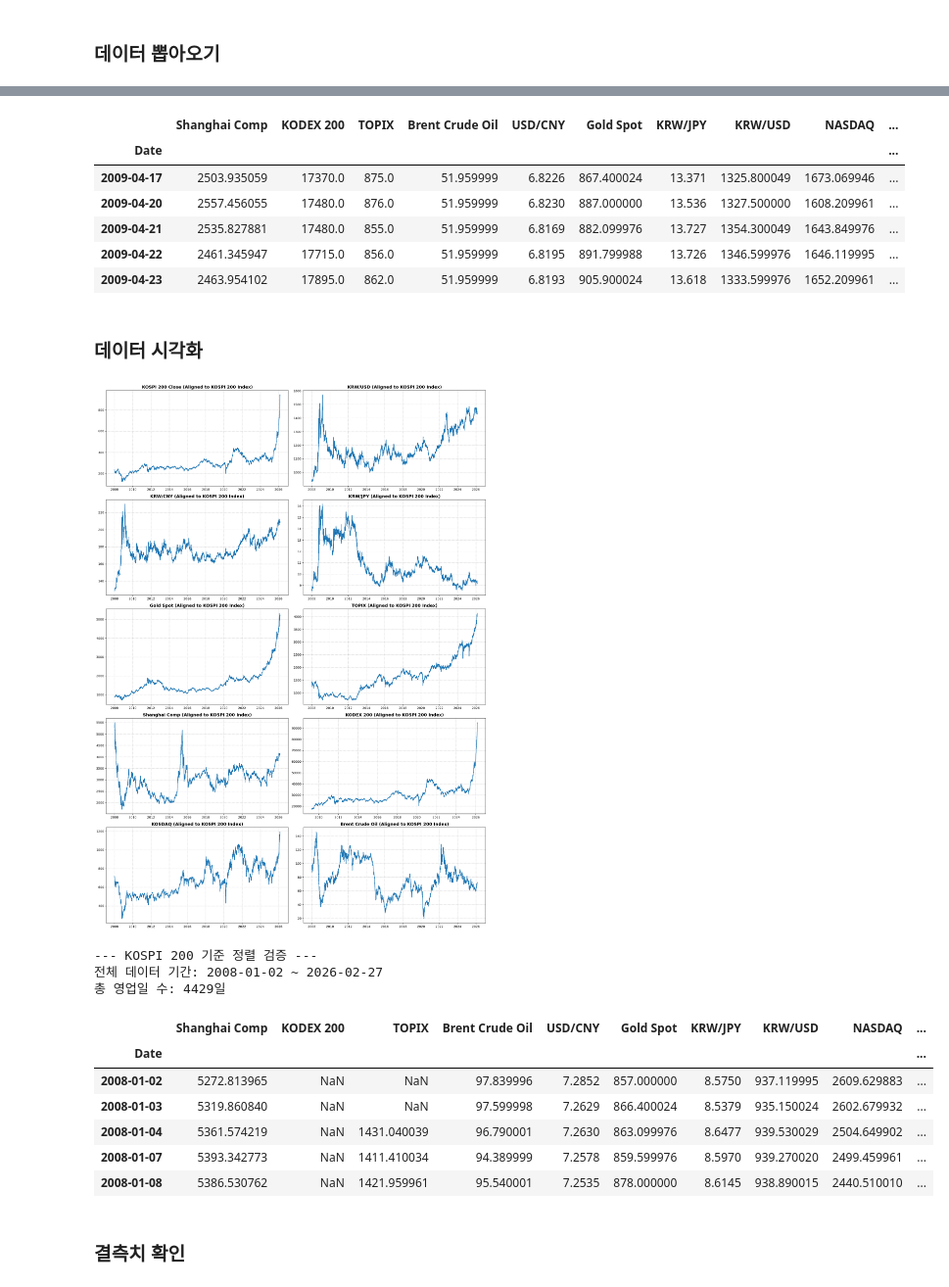
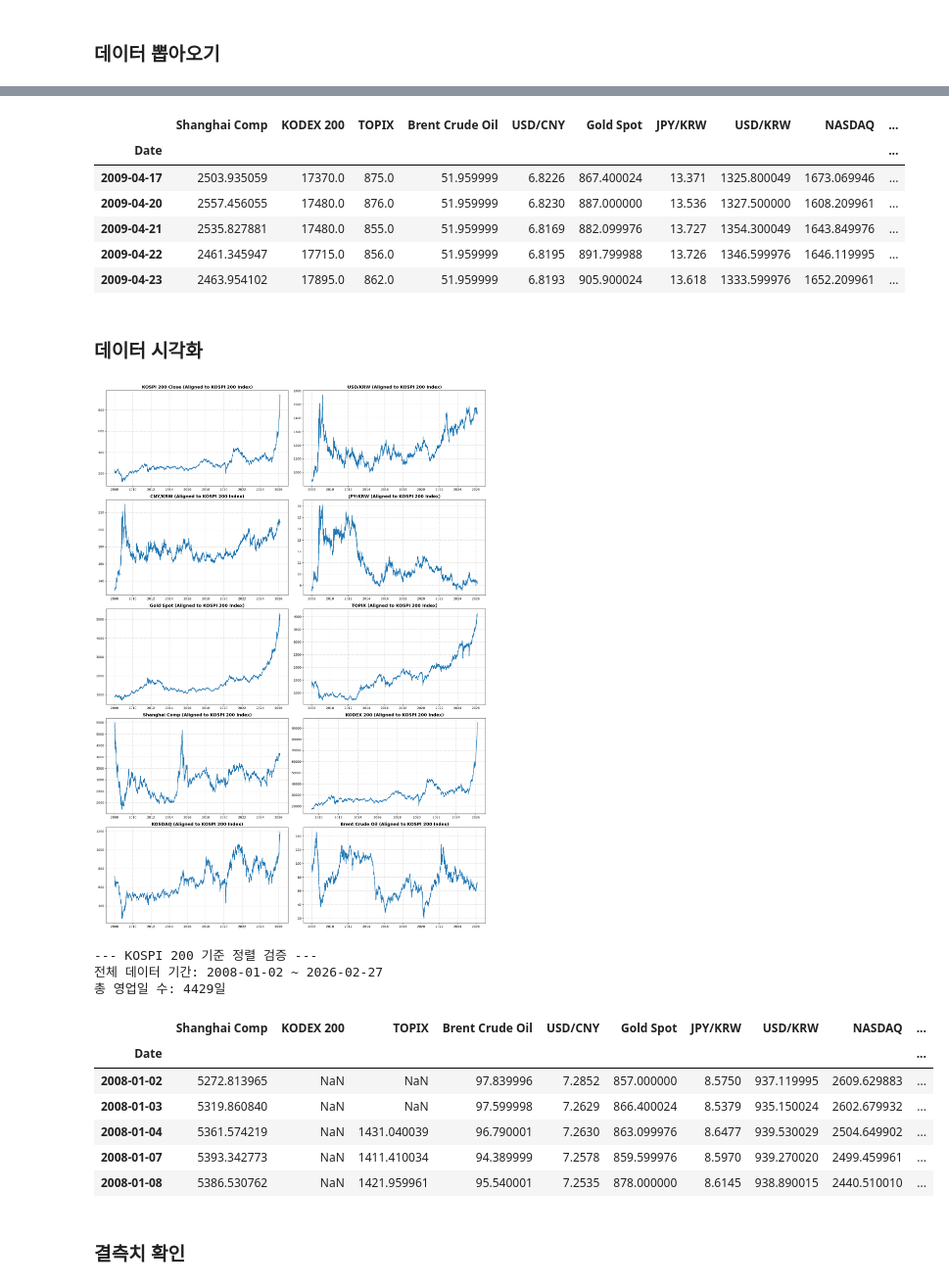
Before and after one commit to Dooman-cloud/TS-RL---, a Jupyter notebook: notebooks/sharing/01.data_collection.ipynb, the cells around one changed output, grey strips where cells are left out. Shown at 98% size. Drawn from its saved outputs; the diff is of its cells as text; code cells hidden in the pictures.

```diff
--- a/notebooks/sharing/01.data_collection.ipynb
+++ b/notebooks/sharing/01.data_collection.ipynb
@@ -12,9 +10,9 @@ import matplotlib.pyplot as plt
 # =========================================
 tickers = {
     'KOSPI 200': '^KS200',          # 기준 자산
-    'KRW/USD': 'KRW=X',
+    'USD/KRW': 'KRW=X',
     'USD/CNY': 'CNY=X',
-    'KRW/JPY': 'JPYKRW=X',
+    'JPY/KRW': 'JPYKRW=X',
     'Gold Spot': 'GC=F',
     'TOPIX': '1306.T',
     'Shanghai Comp': '000001.SS',
@@ -68,7 +66,7 @@ data = pd.concat([close_data, ohlc_data], axis=1)
 # 6. KRW/CNY 교차환율 계산
 #    KRW/CNY = KRW/USD ÷ USD/CNY
 # =========================================
-data['KRW/CNY'] = data['KRW/USD'] / data['USD/CNY']
+data['CNY/KRW'] = data['USD/KRW'] / data['USD/CNY']
 
 # =========================================
 # 7. KOSPI 200 영업일 기준으로 정렬
@@ -104,7 +102,7 @@ data_2008.head()
 # %%
 data_2009.head()
 # %% [output]
-|  | Shanghai Comp | KODEX 200 | TOPIX | Brent Crude Oil | USD/CNY | Gold Spot | KRW/JPY | KRW/USD | NASDAQ | ... |
+|  | Shanghai Comp | KODEX 200 | TOPIX | Brent Crude Oil | USD/CNY | Gold Spot | JPY/KRW | USD/KRW | NASDAQ | ... |
 | Date |  |  |  |  |  |  |  |  |  | ... |
 | 2009-04-17 | 2503.935059 | 17370.0 | 875.0 | 51.959999 | 6.8226 | 867.400024 | 13.371 | 1325.800049 | 1673.069946 | ... |
 | 2009-04-20 | 2557.456055 | 17480.0 | 876.0 | 51.959999 | 6.8230 | 887.000000 | 13.536 | 1327.500000 | 1608.209961 | ... |
@@ -119,32 +117,32 @@ data_2009.to_csv(r'..\..\TS_RL_proj\data\raw\data_2009.csv', index=True,encoding
 ### 데이터 시각화
 # %%
 # 6. 시각화
-plot_cols = ['KOSPI 200 Close', 'KRW/USD', 'KRW/CNY', 'KRW/JPY', 'Gold Spot', 'TOPIX', 'Shanghai Comp', 'KODEX 200', 'KOSDAQ', 'Brent Crude Oil']
+plot_cols = ['KOSPI 200 Close', 'USD/KRW', 'CNY/KRW', 'JPY/KRW', 'Gold Spot', 'TOPIX', 'Shanghai Comp', 'KODEX 200', 'KOSDAQ', 'Brent Crude Oil']
 
 fig, axes = plt.subplots(nrows=5, ncols=2, figsize=(18, 25))
 axes = axes.flatten()
 
 for i, col in enumerate(plot_cols):
     if col in data.columns:
         series = data[col].dropna()
         axes[i].plot(series.index, series.values, label=col, color='tab:blue')
         axes[i].set_title(f"{col} (Aligned to KOSPI 200 Index)", fontsize=14, fontweight='bold')
         axes[i].grid(True, linestyle='--', alpha=0.6)
 
 plt.tight_layout()
 plt.show()
 
 # 최종 검증
 print("--- KOSPI 200 기준 정렬 검증 ---")
 print(f"전체 데이터 기간: {data.index.min().date()} ~ {data.index.max().date()}")
 print(f"총 영업일 수: {len(data)}일")
 display(data.head())
 # %% [output]
 [figure]
 --- KOSPI 200 기준 정렬 검증 ---
 전체 데이터 기간: 2008-01-02 ~ 2026-02-27
 총 영업일 수: 4429일
-|  | Shanghai Comp | KODEX 200 | TOPIX | Brent Crude Oil | USD/CNY | Gold Spot | KRW/JPY | KRW/USD | NASDAQ | ... |
+|  | Shanghai Comp | KODEX 200 | TOPIX | Brent Crude Oil | USD/CNY | Gold Spot | JPY/KRW | USD/KRW | NASDAQ | ... |
 | Date |  |  |  |  |  |  |  |  |  | ... |
 | 2008-01-02 | 5272.813965 | NaN | NaN | 97.839996 | 7.2852 | 857.000000 | 8.5750 | 937.119995 | 2609.629883 | ... |
 | 2008-01-03 | 5319.860840 | NaN | NaN | 97.599998 | 7.2629 | 866.400024 | 8.5379 | 935.150024 | 2602.679932 | ... |
```
Also changed, not shown: parts of 4 cells of this notebook, 7 other files.
